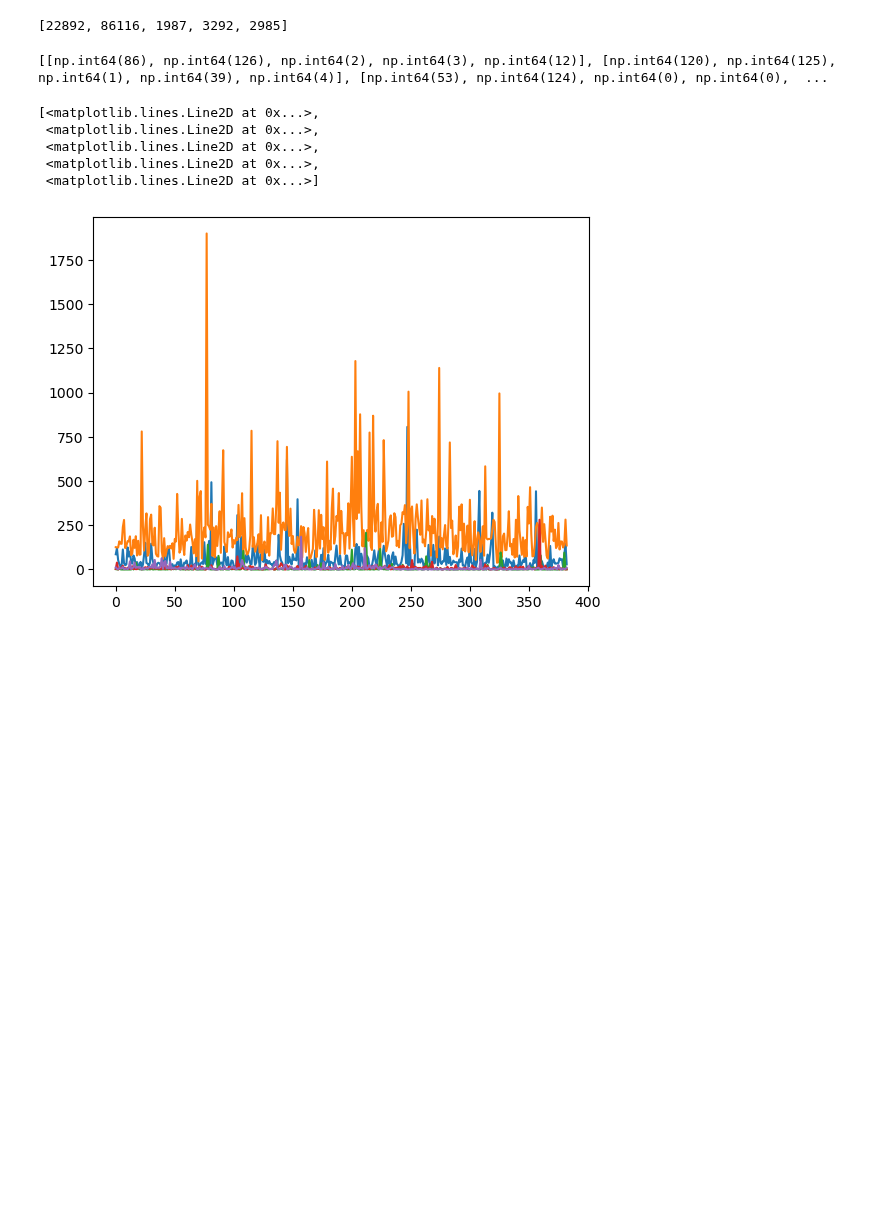
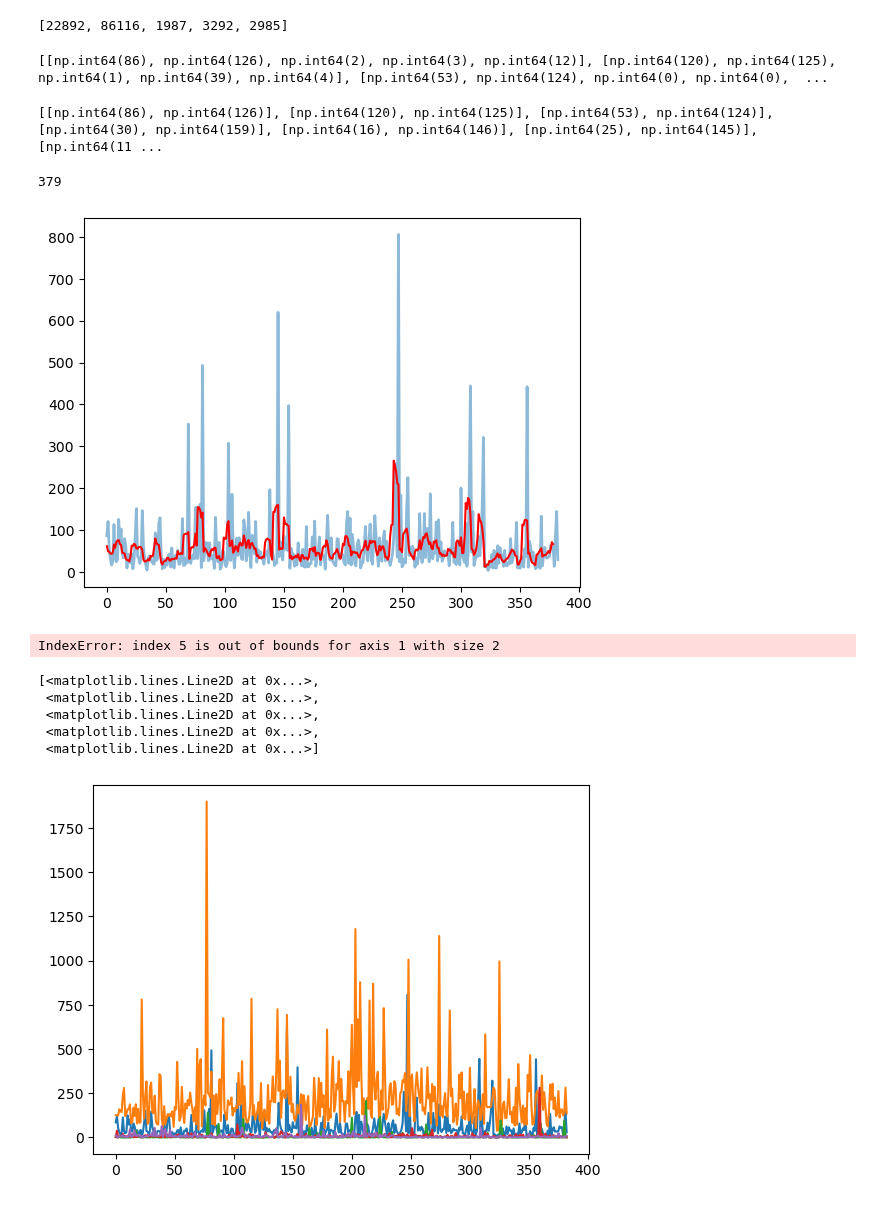
Before and after one commit to epfl-ada/ada-2025-project-data_dinosaur, a Jupyter notebook: load_csv.ipynb, the cells around one changed output. Drawn from its saved outputs; the diff is of its cells as text; code cells hidden in the pictures; blank space fills up the shorter version.

```diff
--- a/load_csv.ipynb
+++ b/load_csv.ipynb
@@ -149,6 +150,65 @@ for i in range(len(ids)-1):
 print(all_counts)
 # %% [output]
 [[np.int64(86), np.int64(126), np.int64(2), np.int64(3), np.int64(12)], [np.int64(120), np.int64(125), np.int64(1), np.int64(39), np.int64(4)], [np.int64(53), np.int64(124), np.int64(0), np.int64(0),  ...
+# %%
+coutdict = {
+  "women": "women|girl|mother|wife",
+  "men": "men|boy|father|husband",
+  "dino": "dino|rex",
+  "witch": "witch|enchantress",
+  "trump": "trump|donald|president",
+  "women_count": "women"
+}
+
+###Analyse the mentions over time
+
+#find all IDs:
+ids = np.array(df['contest_id'].copy().drop_duplicates())
+all_counts = []
+
+for i in range(len(ids)-1):
+    df_ID = df[df['contest_id'] == str(ids[i])]
+    all_counts.append(do_counts(df_ID['caption'].copy(), coutdict))
+print(all_counts)
+# %% [output]
+[[np.int64(86), np.int64(126)], [np.int64(120), np.int64(125)], [np.int64(53), np.int64(124)], [np.int64(30), np.int64(159)], [np.int64(16), np.int64(146)], [np.int64(25), np.int64(145)], [np.int64(11 ...
+# %%
+
+men_women_count = np.array(all_counts)
+
+
+def moving_average(a, n=3):
+    ret = np.cumsum(a, dtype=float)
+    ret[n:] = ret[n:] - ret[:-n]
+    return ret[n - 1:] / n
+
+Y11 = men_women_count[:,0]
+Y12 = moving_average(Y11,5)
+print(len(Y12))
+time = np.arange(len(Y11))
+
+plt.plot(np.arange(len(Y11)), Y11,linestyle='-', linewidth=2,alpha=.5)
+plt.plot(np.arange(len(Y12)), Y12,color='r')
+
+#plt.axhline(y=np.nanmean(men_women_count))
+
+plt.show()
+
+Y21 = men_women_count[:,1]- men_women_count[:,5]
+Y22 = moving_average(Y11,5)
+print(len(Y12))
+time = np.arange(len(Y11))
+
+plt.plot(np.arange(len(Y21)), Y21,linestyle='-', linewidth=2,alpha=.5)
+plt.plot(np.arange(len(Y22)), Y22,color='r')
+
+#plt.axhline(y=np.nanmean(men_women_count))
+
+plt.show()
+# %% [output]
+379
+[figure, added]
+IndexError: index 5 is out of bounds for axis 1 with size 2
 # %%
 plt.plot(all_counts)
 #all
```
Also changed, not shown: parts of 3 cells of this notebook.
